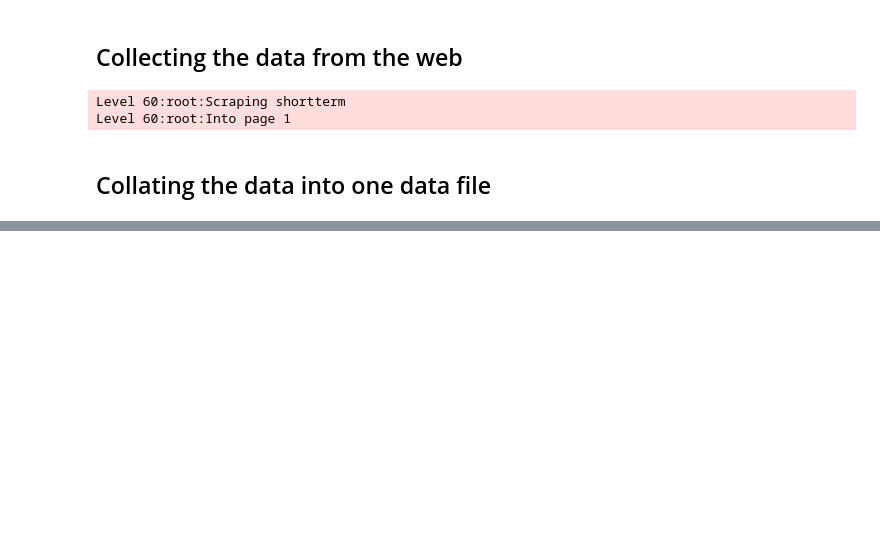
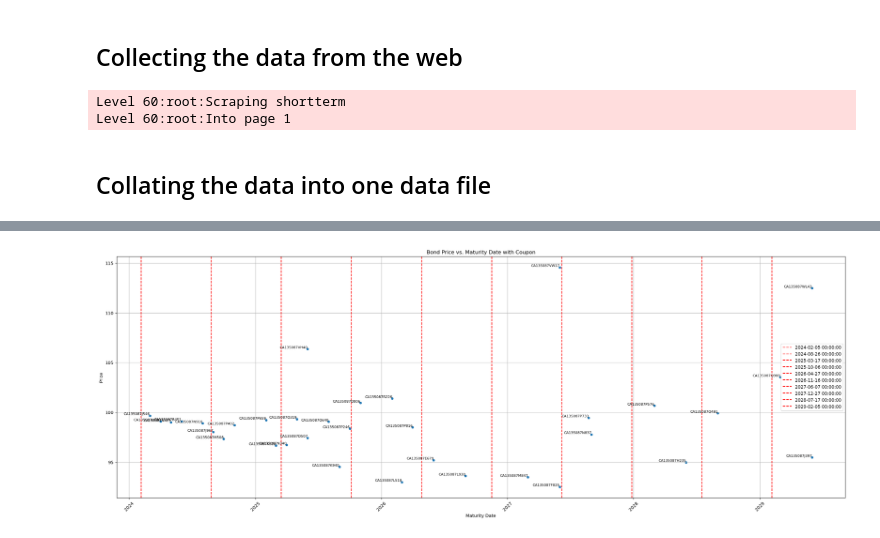
Before and after one commit to pinakin7/1856, a Jupyter notebook: Assignment 1/experiment.ipynb, the cells around one changed output, grey strips where cells are left out. Saved outputs shown, nothing was run; the diff lists cells and outputs as text; code cells hidden in the pictures; blank space fills up the shorter version.

```diff
--- a/Assignment 1/experiment.ipynb
+++ b/Assignment 1/experiment.ipynb
@@ -121,0 +81,5 @@ filtered_data
+# %%
+data['Maturity Date'] = pd.to_datetime(data['Maturity Date'], format='%m/%d/%Y')
+data['Issue Date'] = pd.to_datetime(data['Issue Date'], format='%m/%d/%Y')
+# %%
+data = get_bonds(data)
@@ -121,0 +106,4 @@ filtered_data
+# %%
+plot_bonds_price(data)
+# %% [output]
+[figure, added]
```
Also changed, not shown: parts of 16 cells of this notebook, 2 other files.
